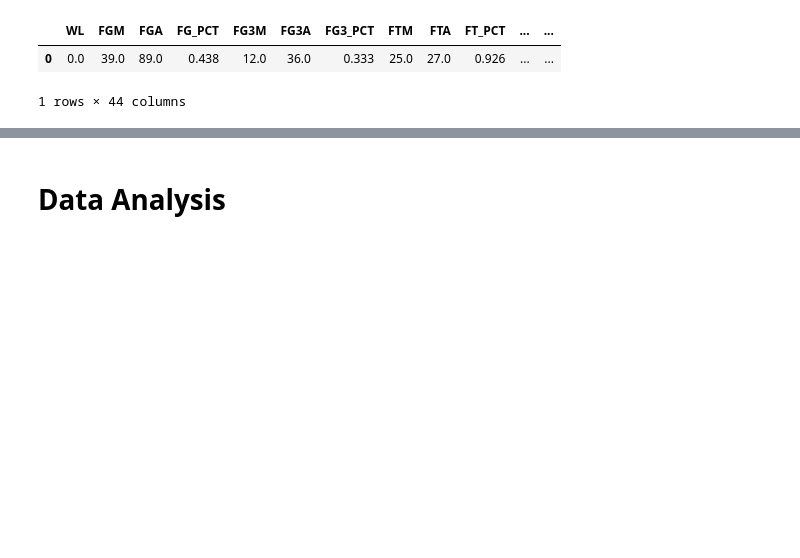
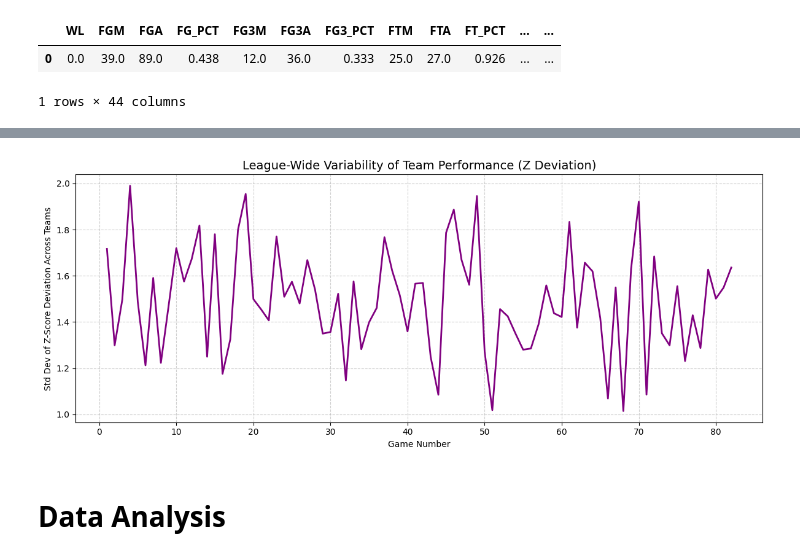
Before and after one commit to andrewscheiner/NBAPlayoffPredictor, a Jupyter notebook: dataAnalysis2.ipynb, the cells around one changed output, grey strips where cells are left out. Cells and saved outputs as stored; diff of their text form; code cells hidden in the pictures; blank space fills up the shorter version.

```diff
--- a/dataAnalysis2.ipynb
+++ b/dataAnalysis2.ipynb
@@ -203,4 +203,51 @@ rolling_aggregations['2023-24']['Atlanta Hawks'].head(1)
 1 rows × 44 columns
+# %%
+import pandas as pd
+import numpy as np
+import matplotlib.pyplot as plt
+
+season = '2023-24'
+teams = list(seasons_dict[season].keys())
+
+# Prepare storage for all team deviations
+all_devs = []
+
+# Same stat columns as before
+sample_df = seasons_dict[season][teams[0]]
+exclude_cols = ['WL', 'PLAYOFF_WINS', 'GAME_NUMBER']
+stat_cols = [col for col in sample_df.columns if col not in exclude_cols]
+
+for team in teams:
+    df = seasons_dict[season][team].copy()
+
+    # Z-score normalize stats
+    mean = df[stat_cols].mean()
+    std = df[stat_cols].std(ddof=0)
+    df_z = (df[stat_cols] - mean) / std
+
+    # Calculate Euclidean Z deviation
+    df['Z_DEV_FROM_AVG'] = np.sqrt((df_z ** 2).sum(axis=1))
+    df['TEAM'] = team
+
+    all_devs.append(df[['GAME_NUMBER', 'Z_DEV_FROM_AVG', 'TEAM']])
+
+# Combine all teams into one DataFrame
+devs_df = pd.concat(all_devs)
+
+# Group by game number: how much deviation varies across teams
+league_var = devs_df.groupby('GAME_NUMBER')['Z_DEV_FROM_AVG'].std()
+
+# Plot league-wide variation over season
+plt.figure(figsize=(12, 5))
+plt.plot(league_var.index, league_var.values, color='purple', linewidth=2)
+plt.title("League-Wide Variability of Team Performance (Z Deviation)", fontsize=14)
+plt.xlabel("Game Number")
+plt.ylabel("Std Dev of Z-Score Deviation Across Teams")
+plt.grid(True, linestyle='--', alpha=0.6)
+plt.tight_layout()
+plt.show()
+# %% [output]
+[figure, added]
 # %% [markdown]
 # Data Analysis
 # %%
```
Also changed, not shown: parts of 25 cells of this notebook, 3 other files.
